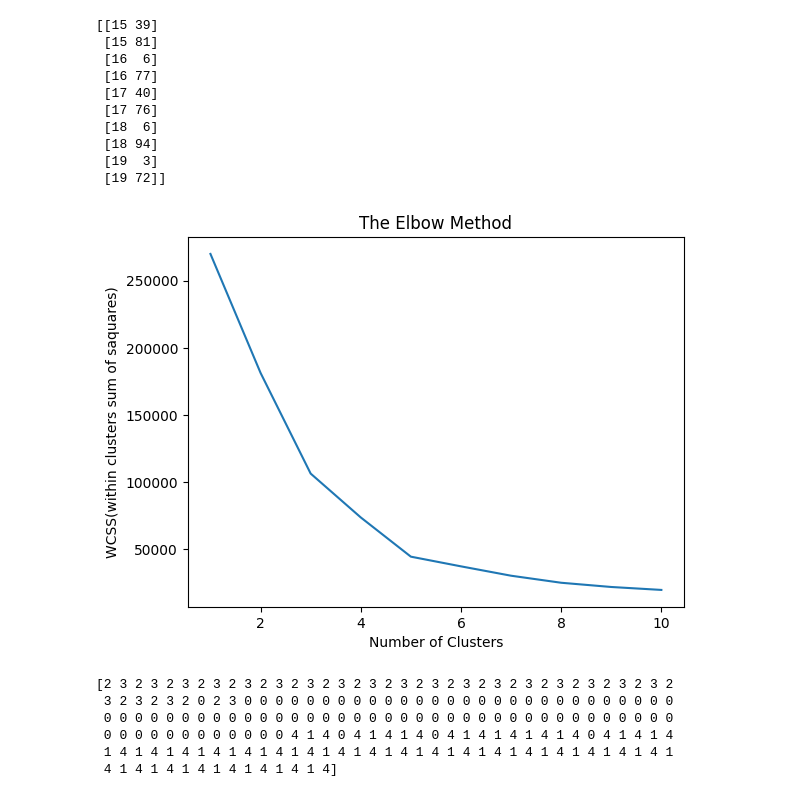
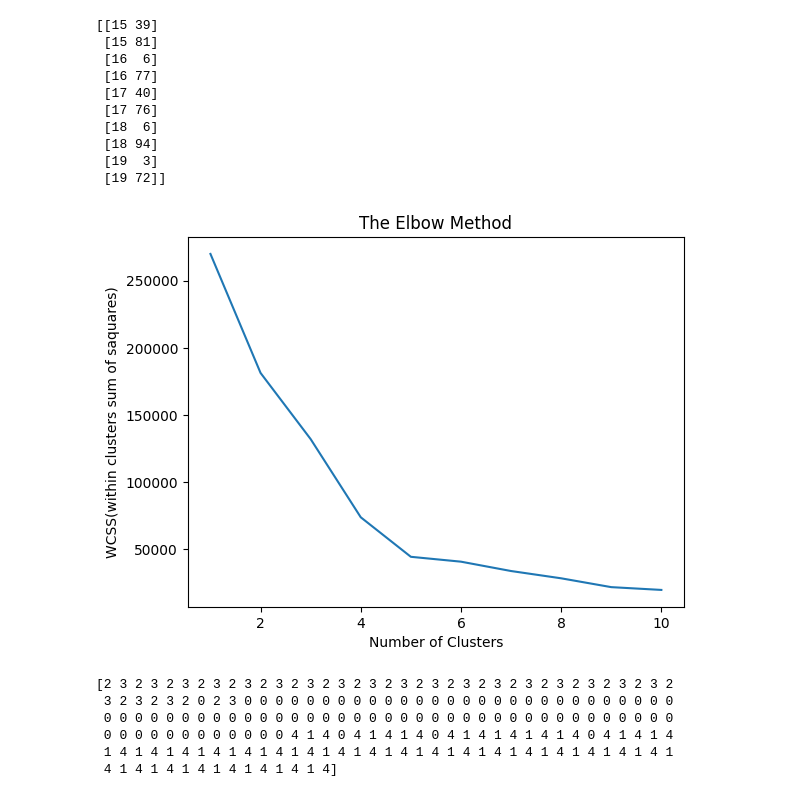
Before and after one commit to laresamdeola/ML-Mastery, a Jupyter notebook: KMeans_Clustering_for_Mall_Customers_Data.ipynb, the cells around one changed output. Saved outputs shown, nothing was run; the diff lists cells and outputs as text; code cells hidden in the pictures.

```diff
--- a/KMeans_Clustering_for_Mall_Customers_Data.ipynb
+++ b/KMeans_Clustering_for_Mall_Customers_Data.ipynb
@@ -31,15 +31,15 @@ print(X[0:10])
 # %%
 from sklearn.cluster import KMeans
 wcss = []
 for i in range(1,11):
-  kmeans = KMeans(n_clusters = i, init = "k-means++", random_state = 42)
+  kmeans = KMeans(n_clusters = i, init = "k-means++", random_state = 42, n_init = "auto")
   kmeans.fit(X)
   wcss.append(kmeans.inertia_)
 plt.plot(range(1,11), wcss)
 plt.title("The Elbow Method")
 plt.xlabel("Number of Clusters")
 plt.ylabel("WCSS(within clusters sum of saquares)")
 plt.show()
 # %% [output]
-[figure, old version]
+[figure, new version]
 # %%
```
Also changed, not shown: parts of 2 cells of this notebook.
